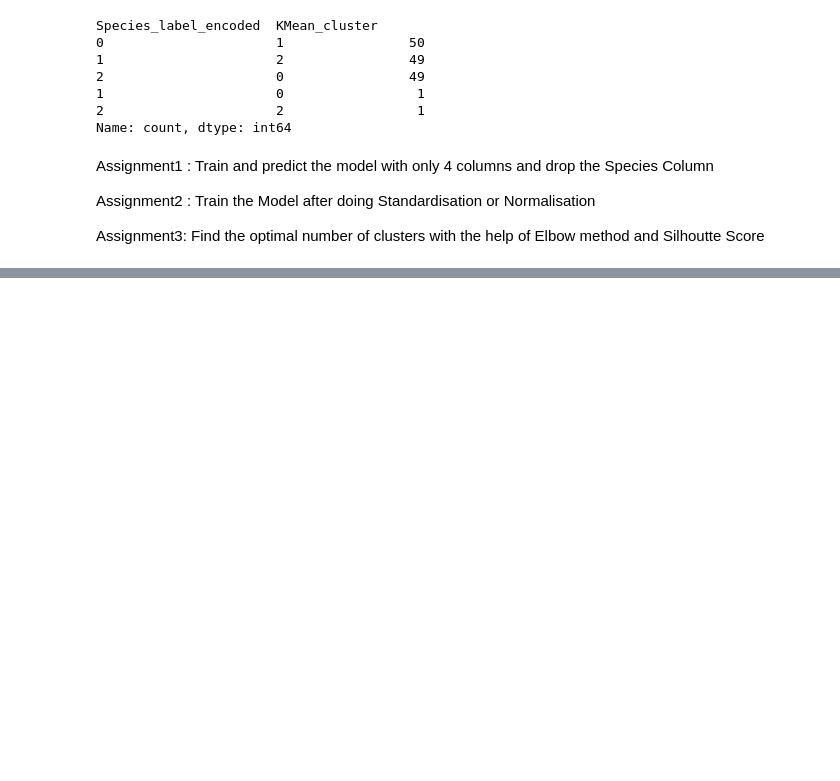
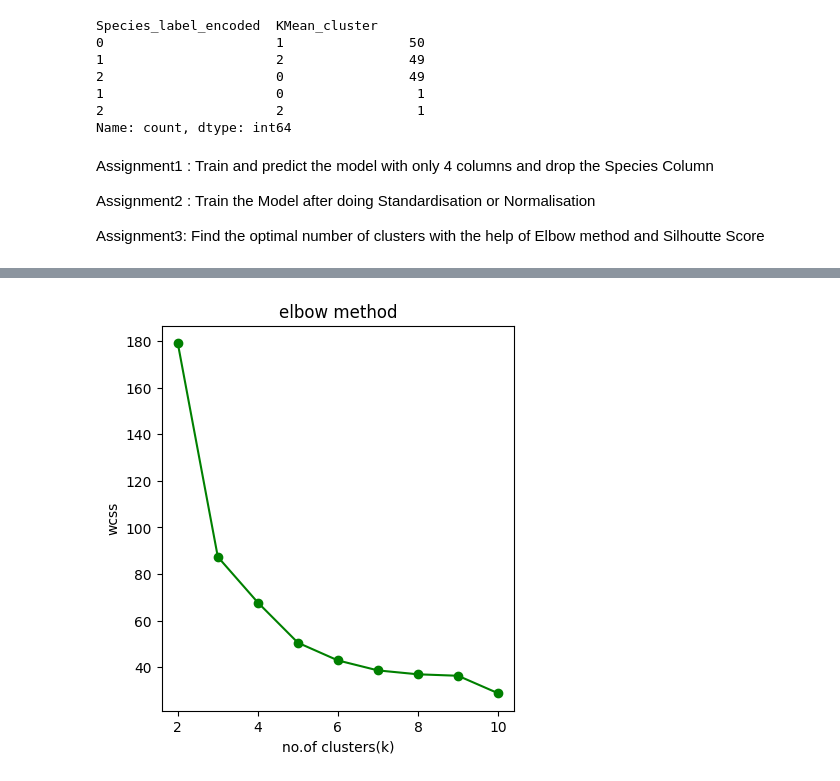
Before and after one commit to karthikeya-1508/ML_prac_files, a Jupyter notebook: clustering/clustering_iris_dataset.ipynb, the cells around one changed output, grey strips where cells are left out. Saved outputs shown, nothing was run; the diff lists cells and outputs as text; code cells hidden in the pictures; blank space fills up the shorter version.

Commit message:
clustering

```diff
--- a/clustering/clustering_iris_dataset.ipynb
+++ b/clustering/clustering_iris_dataset.ipynb
@@ -275,0 +340,3 @@ Assignment3: Find the optimal number of clusters with the help of Elbow method a
+# %%
+kmeans = KMeans(n_clusters = 3, random_state = 42)
+kmeans.fit(Y_scaled)
@@ -275,0 +345,2 @@ Assignment3: Find the optimal number of clusters with the help of Elbow method a
+# %%
+df['Kmean_cluster_scalar'] = kmeans.labels_
@@ -275,0 +357,2 @@ Assignment3: Find the optimal number of clusters with the help of Elbow method a
+# %%
+df = df.drop(['KMean_cluster','KMean_cluster_new','Kmean_cluster_scalar'],axis = 1)
@@ -275,0 +368,25 @@ Assignment3: Find the optimal number of clusters with the help of Elbow method a
+# %%
+#Assignment 3:
+
+from sklearn.metrics import silhouette_score
+
+x = df
+wcss = []
+silhouette_scores = []
+
+K = range(2,11)
+print("printing k values after range function")
+print(K)
+
+for k in K:
+  print(k)
+  kmeans = KMeans(n_clusters = k,random_state=42)
+  labels = kmeans.fit_predict(x)
+
+  wcss.append(kmeans.inertia_)
+  print("wcss score is")
+  print(wcss)
+
+  silhouette_scores.append(silhouette_score(x,labels))
+  print("silhouette_scores are")
+  print(silhouette_scores)
@@ -275,0 +411,12 @@ Assignment3: Find the optimal number of clusters with the help of Elbow method a
+# %%
+#elbow graph
+
+plt.figure(figsize=(10,5))
+plt.subplot(1,2,1)
+plt.plot(K,wcss,"go-")
+plt.title("elbow method")
+plt.xlabel("no.of clusters(k)")
+plt.ylabel("wcss")
+plt.show()
+# %% [output]
+[figure, added]
```
Also changed, not shown: parts of 12 cells of this notebook.
